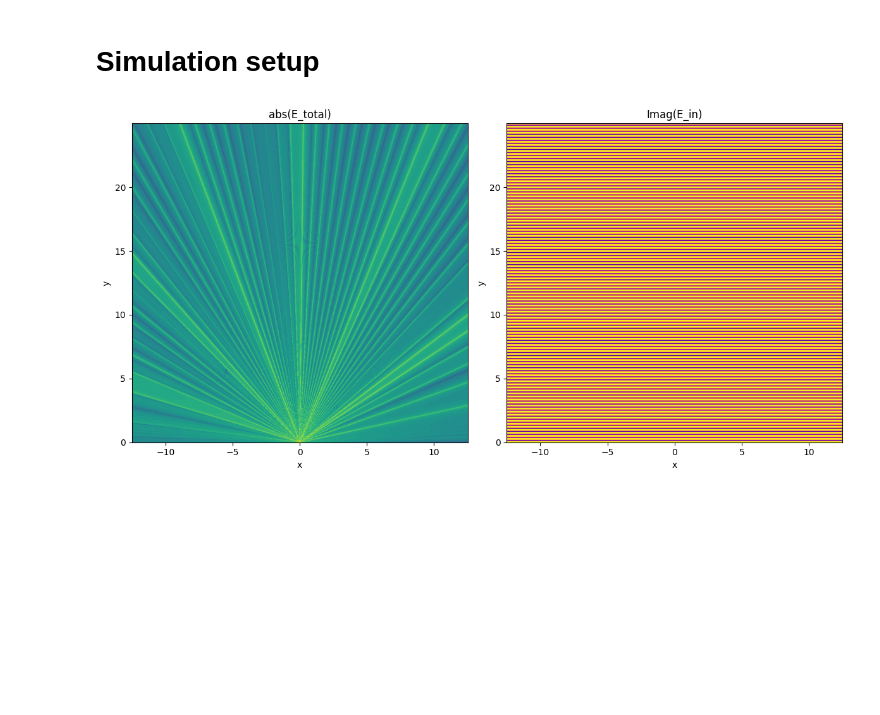
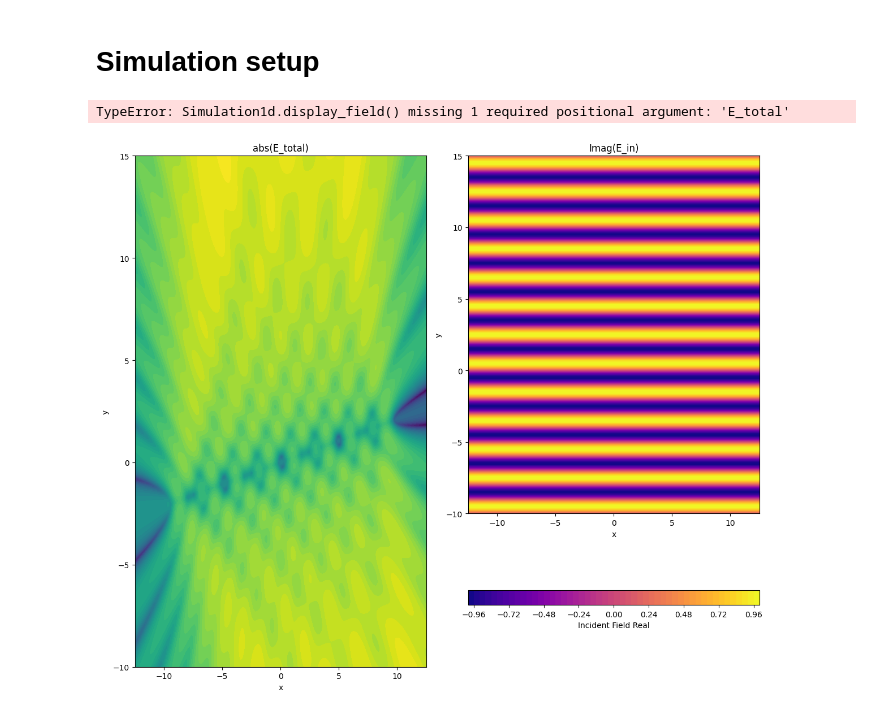
Before and after one commit to simon-fredrich/dmd_simulator, a Jupyter notebook: src/simulation_1d.ipynb, the cells around one changed output. Drawn from its saved outputs; the diff is of its cells as text; code cells hidden in the pictures; blank space fills up the shorter version.

Commit message:
examples to showcase different source types

```diff
--- a/src/simulation_1d.ipynb
+++ b/src/simulation_1d.ipynb
@@ -134,21 +17,64 @@ dmd_test.display_dmd()
 # Simulation setup
 # %%
 # initiate dmd
-dmd = Dmd(tilt_angle=12,
-           mirror_size=13.7e-6,
-           mirror_gap=0.1e-6,
-           nr_x=30,
-           nr_sources_per_mirror=10)
+dmd = Dmd1d(tilt_angle=12,
+           mirror_size=6,
+           mirror_gap=0.1,
+           nr_x=3,
+           nr_sources_per_mirror=30)
 
 # initiate simulation
-sim = Simulation(dmd=dmd,
+sim = Simulation1d(dmd=dmd,
                  incident_angle=90,
-                 wavelength=532e-9,
+                 wavelength=3,
                  field_dimensions=(25, 25),
                  res=50,
-                 source_type="spherical")
+                 source_type="plane")
 
-E_total = sim.get_E_total()
-sim.display_field(E_total)
+sim.display_field()
+plt.show()
 # %% [output]
-[figure, removed]
+TypeError: Simulation1d.display_field() missing 1 required positional argument: 'E_total'
+# %%
+# initiate dmd
+dmd_one_mirror = Dmd1d(
+    tilt_angle=12,
+    mirror_size=20,
+    mirror_gap=1,
+    nr_x=1,
+    nr_sources_per_mirror=60
+)
+
+sim_one_mirror = Simulation1d(
+    dmd=dmd_one_mirror,
+    incident_angle=90,
+    wavelength=2,
+    field_dimensions=(25, 25),
+    res=50,
+    source_type="plane"
+)
+
+E_total = sim_one_mirror.get_E_total()
+# %%
+# Plotting
+plt.figure(figsize=(12, 8))
+
+# Plot the real part of the total reflected field
+plt.subplot(1, 2, 1)
+plt.contourf(sim_one_mirror.X, sim_one_mirror.Y, np.log(np.abs(E_total)), levels=50, cmap='viridis')
+plt.title('abs(E_total)')
+plt.xlabel('x')
+plt.ylabel('y')
+
+# Plot the imaginary part of the total reflected field
+plt.subplot(1, 2, 2)
+plt.contourf(sim_one_mirror.X, sim_one_mirror.Y, np.imag((sim_one_mirror.E_incident)), levels=50, cmap='plasma')
+plt.colorbar(label='Incident Field Real', location="bottom")
+plt.title('Imag(E_in)')
+plt.xlabel('x')
+plt.ylabel('y')
+
+plt.tight_layout()
+plt.show()
+# %% [output]
+[figure, added]
```
Also changed, not shown: parts of 6 cells of this notebook.
